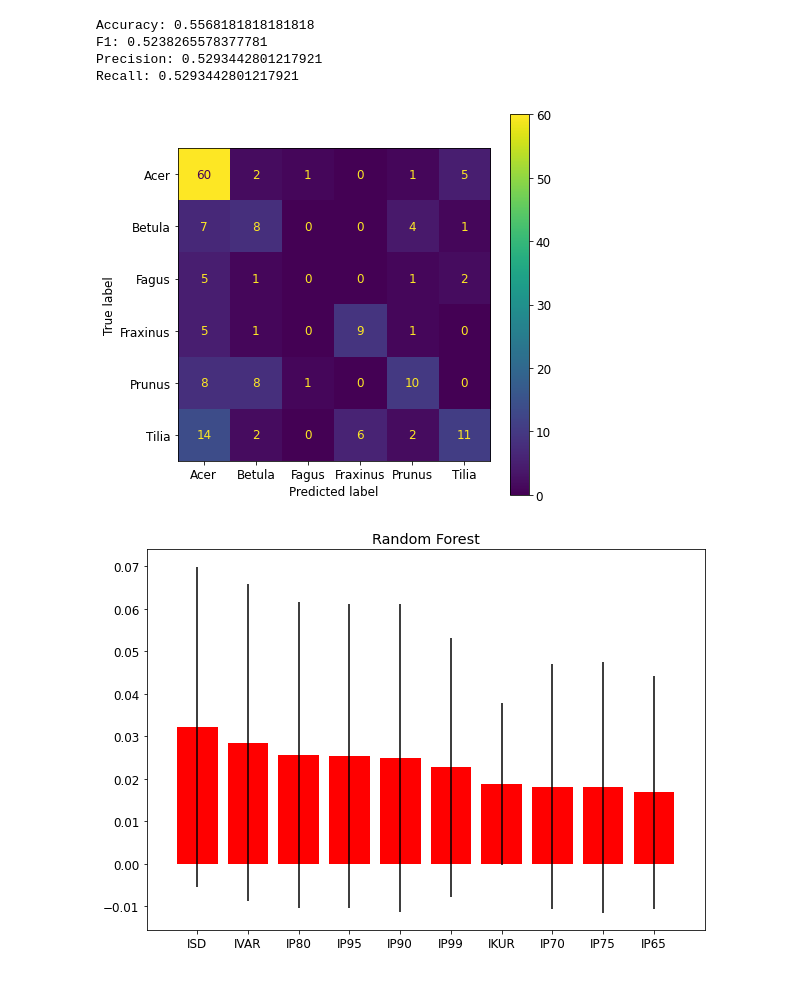
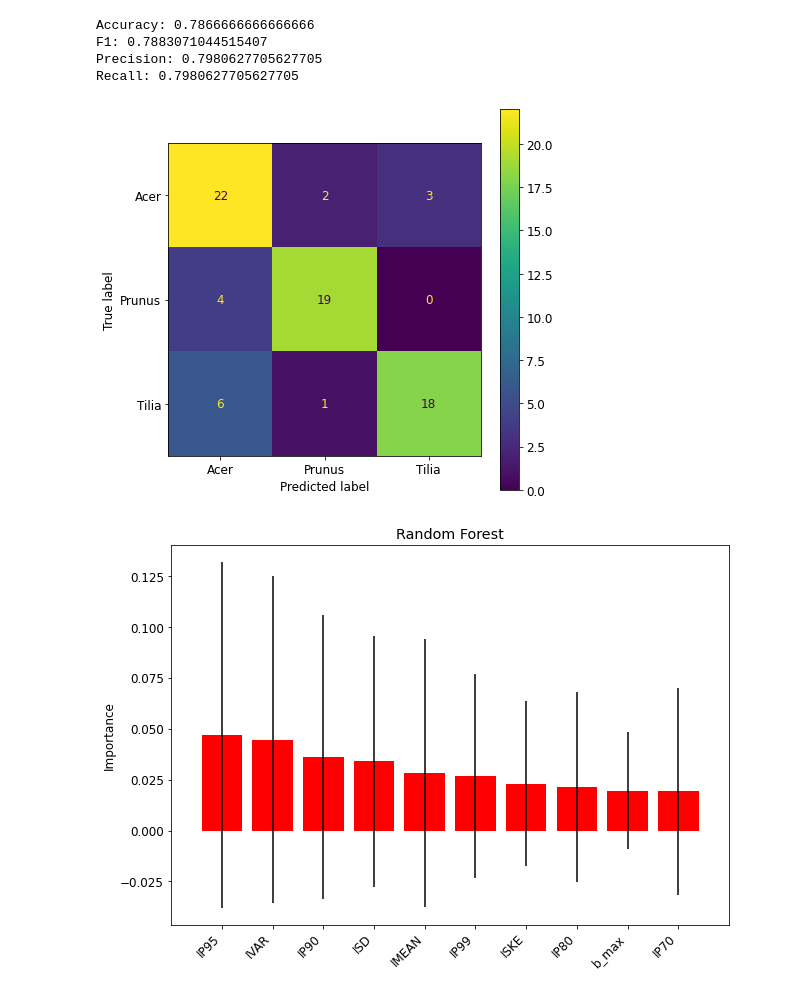
Before and after one commit to alekszaf/MRes_jupyter, a Jupyter notebook: Classification_functions.ipynb, the cells around one changed output. Cells and saved outputs as stored; diff of their text form; code cells hidden in the pictures.

```diff
--- a/Classification_functions.ipynb
+++ b/Classification_functions.ipynb
@@ -55,27 +56,39 @@ def train_AB(X_train, y_train):
     y_pred = model.predict(X_test)
     return model, y_pred
 
-def print_metrics(y_test, y_pred, X_test, model, file):
+def print_metrics(y_test, y_pred, X_test, model):
     print('Accuracy:', metrics.accuracy_score(y_test, y_pred))
     print('F1:', metrics.f1_score(y_test, y_pred, average='weighted'))
     print('Precision:', metrics.precision_score(y_test, y_pred, average='weighted'))
     print('Recall:', metrics.precision_score(y_test, y_pred, average='weighted'))
 
+def conf_matrix(model, X_test, y_test, file):
     fig, ax = plt.subplots(figsize=(7, 7))
     plot_confusion_matrix(model, X_test, y_test, ax=ax)
     filePath = Path('C:\\Temp\\MRes\\Figures', file)
     plt.savefig(filePath)
     plt.show()
 
-def feature_importance_rank(model, model_name):
+def feature_importance_rank(model, model_name, file):
     fig, ax = plt.subplots(figsize=(10, 7))
     skplt.estimators.plot_feature_importances(model, feature_names = col_heads, title=model_name, max_num_features = 10, ax=ax)
+    ax.set_ylabel('Importance')
+    plt.xticks(rotation=45, ha="right")
+    filePath = Path('C:\\Temp\\MRes\\Figures', file)
+    plt.savefig(filePath)
+    plt.show()
+
+def output_performance_report(y_test, y_pred, file):
+    report = classification_report(y_test, y_pred, output_dict=True)
+    df = pd.DataFrame(report).transpose()
+    filePath = Path('C:\\Temp\\MRes\\tree_class_results', file)
+    df.to_csv(filePath)
 # %%
 import matplotlib
 matplotlib.rcParams.update({'font.size': 12})
 # %%
 # Load the dataset
-data = load_raw_data('AB_6cat_slim.csv')
+data = load_raw_data('AB_3cat_50_slim.csv')
 
 # Split the data into features (X) and target (y)
 X, y = feature_target(data)
@@ -98,18 +115,22 @@ Recall: 0.25224905303030304
 # %%
 # Random Forest
 
 model, y_pred = train_RF(X_train, y_train)
 
-print_metrics(y_test, y_pred, X_test, model, '6cat_unbalanced_RF.eps')
+print_metrics(y_test, y_pred, X_test, model)
 
-feature_importance_rank(model, 'Random Forest')
+conf_matrix(model, X_test, y_test, '3cat_balanced50_RF.png')
+
+feature_importance_rank(model, 'Random Forest', '3cat_balanced50_RF_feature_rank.eps')
+
+output_performance_report(y_test, y_pred, 'RF_3cat_balanced50.csv')
 # %% [output]
-Accuracy: 0.5568181818181818
-F1: 0.5238265578377781
-Precision: 0.5293442801217921
-Recall: 0.5293442801217921
+Accuracy: 0.7866666666666666
+F1: 0.7883071044515407
+Precision: 0.7980627705627705
+Recall: 0.7980627705627705
-[figure, old version]
+[figure, new version]
-[figure, old version]
+[figure, new version]
 # %%
 # AdaBoost
 
```
Also changed, not shown: parts of 3 cells of this notebook.
